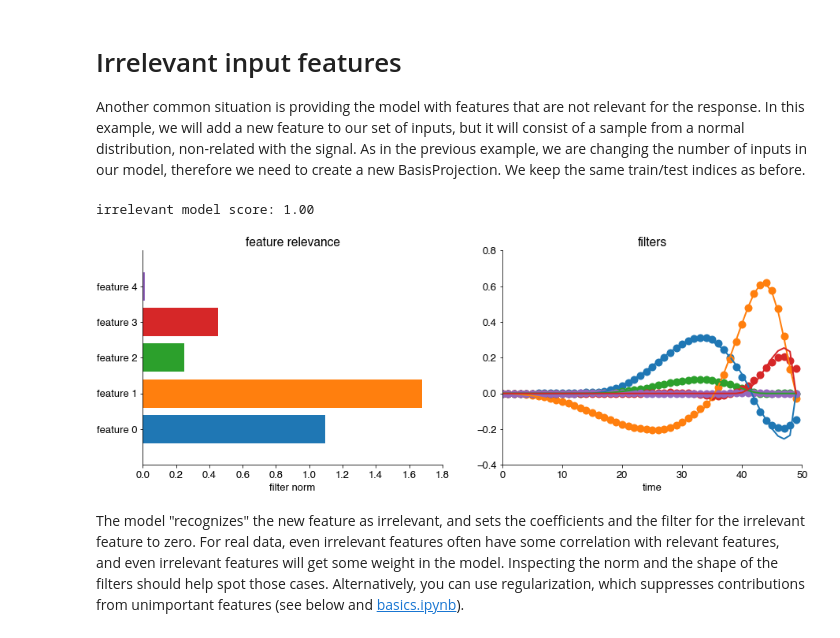
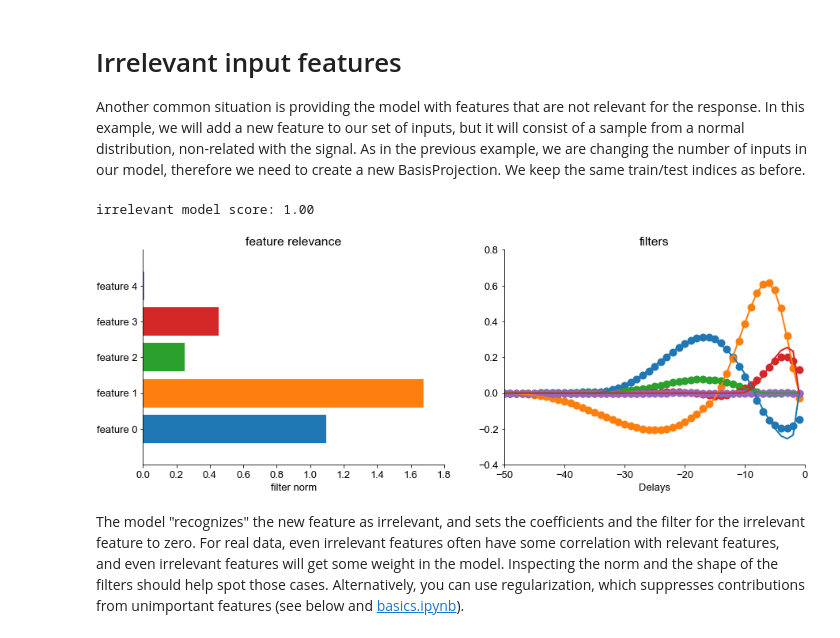
Before and after one commit to janclemenslab/glm_utils, a Jupyter notebook: demo/multiple_inputs.ipynb, the cells around one changed output. Saved outputs shown, nothing was run; the diff lists cells and outputs as text; code cells hidden in the pictures.

```diff
--- a/demo/multiple_inputs.ipynb
+++ b/demo/multiple_inputs.ipynb
@@ -216,23 +216,24 @@ basis_weights = lr.coef_
 estimated_filters = basis_projection_incomplete.inverse_transform(basis_weights)
 estimated_filters = estimated_filters.reshape((-1,window_size))
 
+# filter norm
+filt_norms = np.linalg.norm(estimated_filters, axis=1)
+
 # plot
 features_names = [f'feature {ii}' for ii in range(ninputs)]
 plt.figure(figsize=[15,5])
 plt.subplot(121)
 for ii in range(ninputs_incomplete):
-    filt_norm = np.linalg.norm(estimated_filters[ii])
-    plt.barh(ii, filt_norm)
+    plt.barh(ii, filt_norms[ii])
 plt.yticks(np.arange(ninputs),features_names)
 plt.xlabel('filter norm')
 plt.title('feature relevance')
 plt.ylim([-1,4])
 plt.subplot(122)
-for ii in range(ninputs_incomplete):
-    plt.plot(estimated_filters[ii], 'o', linewidth=2, markersize=10)
+plt.plot(T,estimated_filters.T, 'o', linewidth=2, markersize=10)
 plt.gca().set_prop_cycle(None)
-plt.plot(filters, linewidth=2)
-plt.xlabel('time')
+plt.plot(T,filters, linewidth=2)
+plt.xlabel('Delays')
 plt.title('filters')
 plt.show()
 # %% [output]
@@ -255,40 +256,41 @@ basis_projection_irrelevant = BasisProjection(B_irrelevant)  # should explain wh
 # time-delay-embedding
 X_irrelevant, ymulti = time_delay_embedding(x_irrelevant, y, window_size=window_size, flatten_inside_window=True)
 
 # project
 X_irrelevant_b = basis_projection_irrelevant.transform(X_irrelevant)
 
 # train
 lr = lm.LinearRegression()
 lr.fit(X_irrelevant_b[train_idxs], ymulti[train_idxs])
 print(f'irrelevant model score: {lr.score(X_irrelevant_b[test_idxs], ymulti[test_idxs]):1.2f}')
 
 # reconstruct
 basis_weights = lr.coef_
 estimated_filters = basis_projection_irrelevant.inverse_transform(basis_weights)
 estimated_filters = estimated_filters.reshape((-1,window_size))
 
+# filter norm
+filt_norms = np.linalg.norm(estimated_filters, axis=1)
+
 # plot
 features_names = [f'feature {ii}' for ii in range(ninputs+1)]
 plt.figure(figsize=[15,5])
 plt.subplot(121)
 for ii in range(ninputs+1):
-    filt_norm = np.linalg.norm(estimated_filters[ii])
-    plt.barh(ii,filt_norm)
+    plt.barh(ii,filt_norms[ii])
 plt.yticks(np.arange(ninputs+1),features_names)
 plt.xlabel('filter norm')
 plt.title('feature relevance')
 plt.subplot(122)
-for ii in range(ninputs+1):
-    plt.plot(estimated_filters[ii], 'o', linewidth=2, markersize=10)
+plt.plot(T,estimated_filters.T, 'o', linewidth=2, markersize=10)
 plt.gca().set_prop_cycle(None)
-plt.plot(filters, linewidth=2)
-plt.xlabel('time')
+plt.plot(T,filters, linewidth=2)
+plt.xlabel('Delays')
 plt.title('filters')
 plt.show()
 # %% [output]
 irrelevant model score: 1.00
-[figure, old version]
+[figure, new version]
 # %% [markdown]
 The model "recognizes" the new feature as irrelevant, and sets the coefficients and the filter for the irrelevant feature to zero. For real  data, even irrelevant features often have some correlation with relevant features, and even irrelevant features will get some weight in the model. Inspecting the norm and the shape of the filters should help spot those cases. Alternatively, you can use regularization, which suppresses contributions from unimportant features (see below and [basics.ipynb](basics.ipynb)).
 # %% [markdown]
```
Also changed, not shown: parts of 5 cells of this notebook.
